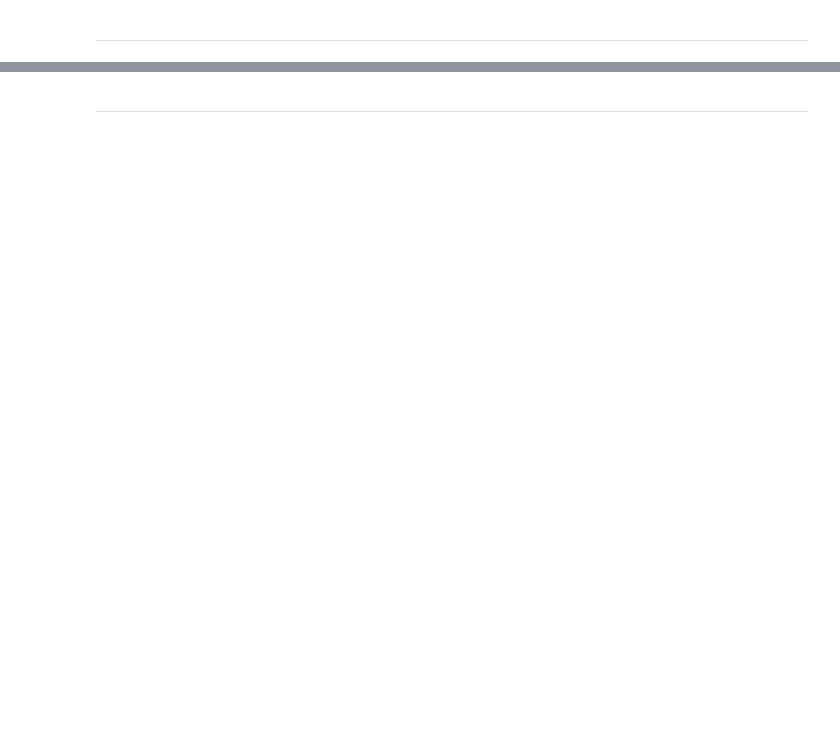
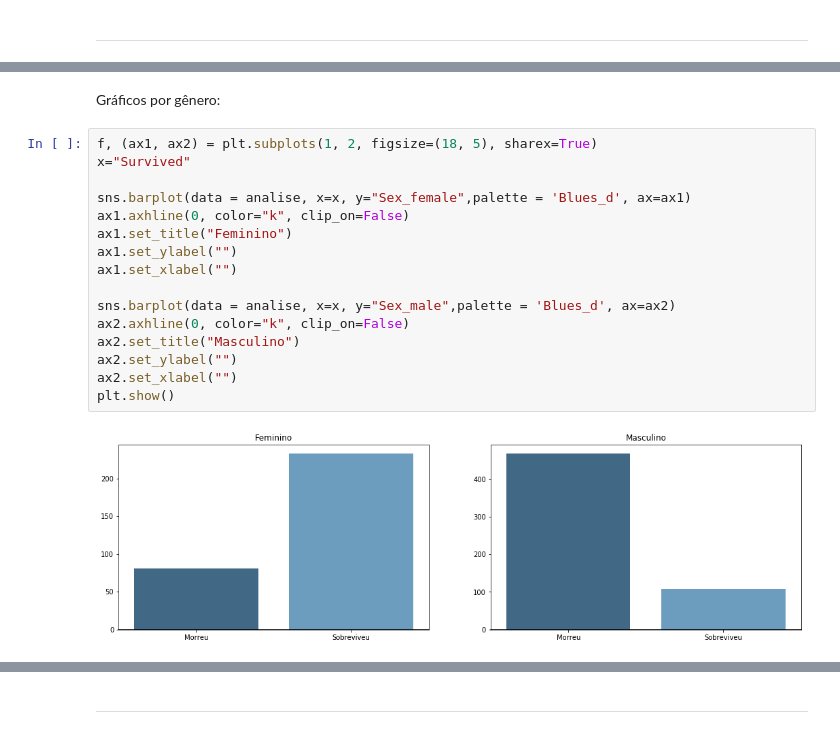
Before and after one commit to DiegoAbreu/Kaggle-Titanic, a Jupyter notebook: Kg-titanic.ipynb, the cells around one changed output, grey strips where cells are left out. Cells and saved outputs as stored; diff of their text form; blank space fills up the shorter version.

```diff
--- a/Kg-titanic.ipynb
+++ b/Kg-titanic.ipynb
@@ -150,0 +383,20 @@ Precisamos descobrir de acordo com suas caracteristicas, se as pessoas do datase
+# %% [markdown]
+Gráficos por gênero:
+# %%
+f, (ax1, ax2) = plt.subplots(1, 2, figsize=(18, 5), sharex=True)
+x="Survived"
+
+sns.barplot(data = analise, x=x, y="Sex_female",palette = 'Blues_d', ax=ax1)
+ax1.axhline(0, color="k", clip_on=False)
+ax1.set_title("Feminino")
+ax1.set_ylabel("")
+ax1.set_xlabel("")
+
+sns.barplot(data = analise, x=x, y="Sex_male",palette = 'Blues_d', ax=ax2)
+ax2.axhline(0, color="k", clip_on=False)
+ax2.set_title("Masculino")
+ax2.set_ylabel("")
+ax2.set_xlabel("")
+plt.show()
+# %% [output]
+[figure, added]
```
Also changed, not shown: parts of 135 cells of this notebook.
